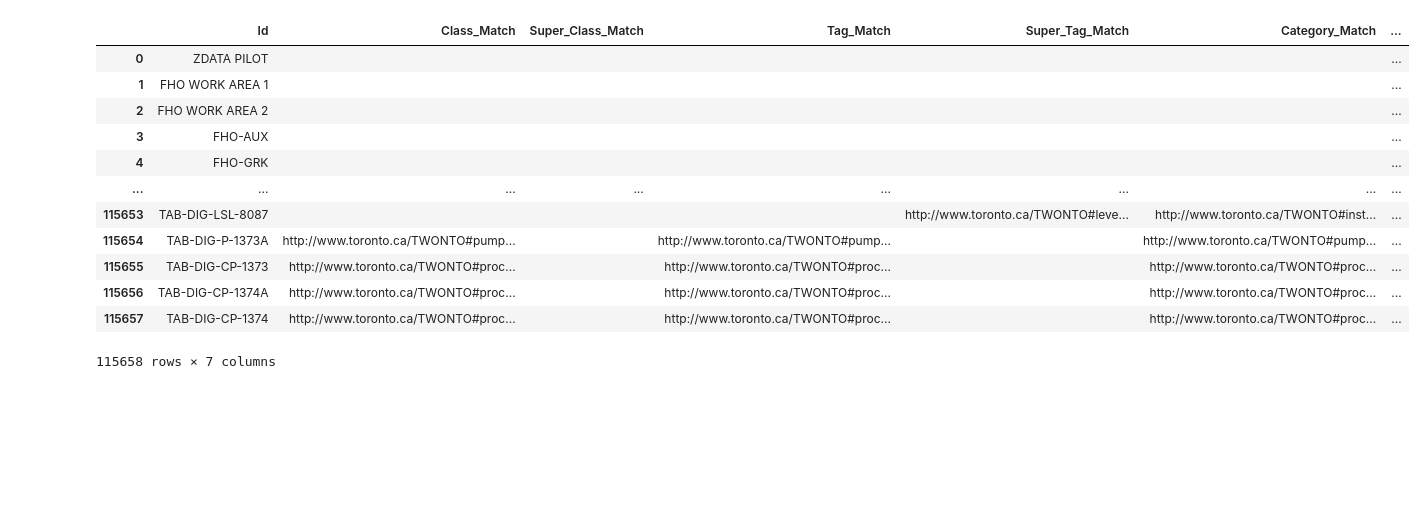
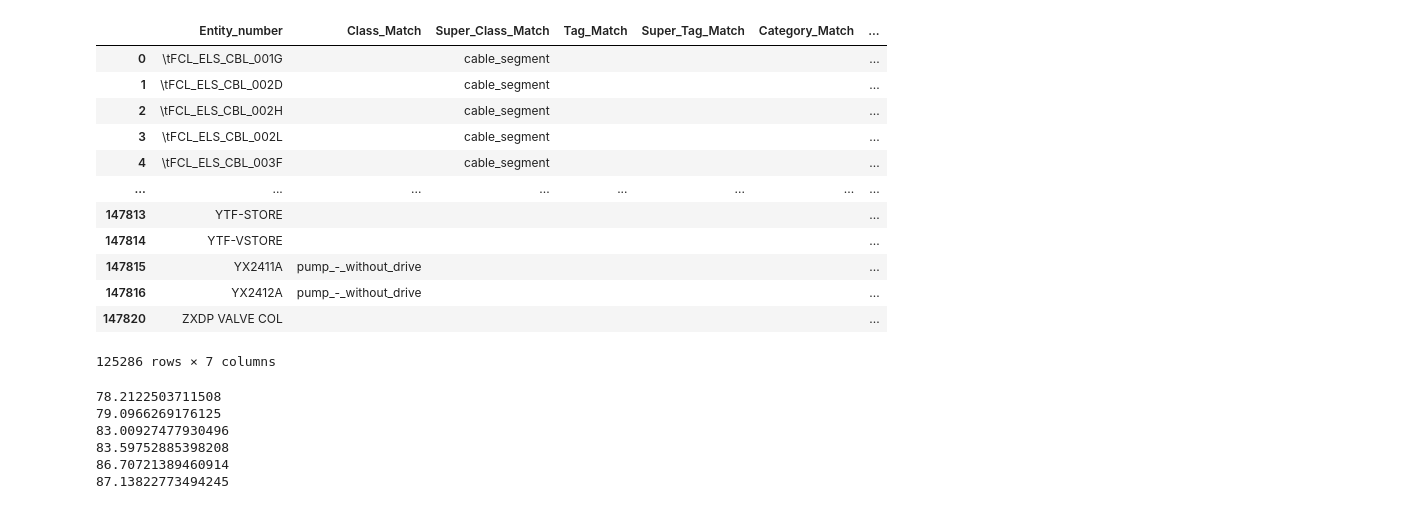
Before and after one commit to TW-ASMP/TWONTO, a Jupyter notebook: Avantis Mapping/Avantis Mapping Instructions.ipynb, the cells around one changed output. Drawn from its saved outputs; the diff is of its cells as text; code cells hidden in the pictures; blank space fills up the shorter version.

Commit message:
Update mapping and OWL annotations
Updated some of the mapping files
Mainly created new entries for matching annotations rather than using the new line to store all in one entry

```diff
--- a/Avantis Mapping/Avantis Mapping Instructions.ipynb
+++ b/Avantis Mapping/Avantis Mapping Instructions.ipynb
@@ -93,3 +100,23 @@ connect = 'DSN=Avantis6-P;UID='+ os.environ['Avantis_User'] + ';PWD=' + os.envir
 connection_url = URL.create("mssql+pyodbc", query={"odbc_connect": connect})
 
 engine = create_engine(connection_url)
+
+SQL1 = """SELECT Distinct MAINTENT.id as [Entity_number],
+[MAINTENT].[aenm] as [Description],
+MAINTENT2.id as [Parent],
+[contname] as [Category],
+[entclsid] as [Class],
+SUSPEND.suspoi as [Suspended]
+
+FROM  [AvantisP].[mc].[MAINTENT]
+	  Left Join [AvantisP].[mc].[ENTCLASS] on MAINTENT.entclsref_oi = ENTCLASS.entcloi
+	  Left Join [AvantisP].[mc].CATVAL ON MAINTENT.cat1_oi = CATVAL.cvoi
+	  Left Join MC.SUSPEND ON MAINTENT.susp_oi = SUSPEND.suspoi
+	  Left Join MC.MELINK ON MAINTENT.mtnoi = MELINK.mtnchild_oi
+	  Left Join MC.MAINTENT MAINTENT2 ON MELINK.mtnparn_oi = MAINTENT2.mtnoi"""
+
+
+df1 = pd.read_sql(SQL1,engine)
+df1 = df1[df1['Entity_number'].values != None]
+df1['Tag'] = df1['Entity_number'].str.extract(r"-([a-zA-Z]+)-\d+")
+df1
@@ -96,9 +136,0 @@ engine = create_engine(connection_url)
-# %%
-SQL1 = "SELECT [id] as [Id], [contname] as [Class] ,[entclsid] as [Category]\
-    FROM ([AvantisP].[mc].[MAINTENT] Full Join [AvantisP].[mc].CATVAL ON MAINTENT.cat1_oi = CATVAL.cvoi) \
-    Full Join [AvantisP].[mc].[ENTCLASS] on MAINTENT.entclsref_oi = ENTCLASS.entcloi"
-
-df1 = pd.read_sql(SQL1,engine)
-df1 = df1[df1['Id'].values != None]
-df1['Tag'] = df1['Id'].str.extract(r"-([a-zA-Z]+)-\d+")
-df1
@@ -119,24 +137,43 @@ df1
+# %%
+df1 = df1[df1['Suspended'].isna()]
 # %%
 entityMatch = pd.DataFrame()
-entityMatch['Id'] = df1['Id']
+entityMatch['Entity_number'] = df1['Entity_number']
 entityMatch['Class_Match'] = [Class.get(x,"") for x in df1['Class']]
 entityMatch['Super_Class_Match'] = [Super_Class.get(x,"") for x in df1['Class']]
 entityMatch['Tag_Match'] = [Tag.get(x,"") for x in df1['Tag']]
 entityMatch['Super_Tag_Match'] = [Super_Tag.get(x,"") for x in df1['Tag']]
 entityMatch['Category_Match'] = [Category.get(x,"") for x in df1['Category']]
 entityMatch['Super_Category_Match'] = [Super_Category.get(x,"") for x in df1['Category']]
 entityMatch
 # %% [output]
-|  | Id | Class_Match | Super_Class_Match | Tag_Match | Super_Tag_Match | Category_Match | ... |
-| 0 | ZDATA PILOT |  |  |  |  |  | ... |
-| 1 | FHO WORK AREA 1 |  |  |  |  |  | ... |
-| 2 | FHO WORK AREA 2 |  |  |  |  |  | ... |
-| 3 | FHO-AUX |  |  |  |  |  | ... |
-| 4 | FHO-GRK |  |  |  |  |  | ... |
+|  | Entity_number | Class_Match | Super_Class_Match | Tag_Match | Super_Tag_Match | Category_Match | ... |
+| 0 | \tFCL_ELS_CBL_001G |  | cable_segment |  |  |  | ... |
+| 1 | \tFCL_ELS_CBL_002D |  | cable_segment |  |  |  | ... |
+| 2 | \tFCL_ELS_CBL_002H |  | cable_segment |  |  |  | ... |
+| 3 | \tFCL_ELS_CBL_002L |  | cable_segment |  |  |  | ... |
+| 4 | \tFCL_ELS_CBL_003F |  | cable_segment |  |  |  | ... |
 | ... | ... | ... | ... | ... | ... | ... | ... |
-| 115653 | TAB-DIG-LSL-8087 |  |  |  | http://www.toronto.ca/TWONTO#leve... | http://www.toronto.ca/TWONTO#inst... | ... |
-| 115654 | TAB-DIG-P-1373A | http://www.toronto.ca/TWONTO#pump... |  | http://www.toronto.ca/TWONTO#pump... |  | http://www.toronto.ca/TWONTO#pump... | ... |
-| 115655 | TAB-DIG-CP-1373 | http://www.toronto.ca/TWONTO#proc... |  | http://www.toronto.ca/TWONTO#proc... |  | http://www.toronto.ca/TWONTO#proc... | ... |
-| 115656 | TAB-DIG-CP-1374A | http://www.toronto.ca/TWONTO#proc... |  | http://www.toronto.ca/TWONTO#proc... |  | http://www.toronto.ca/TWONTO#proc... | ... |
-| 115657 | TAB-DIG-CP-1374 | http://www.toronto.ca/TWONTO#proc... |  | http://www.toronto.ca/TWONTO#proc... |  | http://www.toronto.ca/TWONTO#proc... | ... |
+| 147813 | YTF-STORE |  |  |  |  |  | ... |
+| 147814 | YTF-VSTORE |  |  |  |  |  | ... |
+| 147815 | YX2411A | pump_-_without_drive |  |  |  |  | ... |
+| 147816 | YX2412A | pump_-_without_drive |  |  |  |  | ... |
+| 147820 | ZXDP VALVE COL |  |  |  |  |  | ... |
-115658 rows × 7 columns
+125286 rows × 7 columns
+# %%
+counts = [entityMatch['Class_Match'] != ""]
+counts.append(counts[0] | (entityMatch['Super_Class_Match'] != ""))
+counts.append(counts[1] | (entityMatch['Tag_Match'] != ""))
+counts.append(counts[2] | (entityMatch['Super_Tag_Match'] != ""))
+counts.append(counts[3] | (entityMatch['Category_Match'] != ""))
+counts.append(counts[4] | (entityMatch['Super_Category_Match'] != ""))
+
+for row in counts:
+    print(sum(row)/len(row)*100)
+# %% [output]
+78.2122503711508
+79.0966269176125
+83.00927477930496
+83.59752885398208
+86.70721389460914
+87.13822773494245
```
Also changed, not shown: parts of 14 cells of this notebook, 9 other files.
